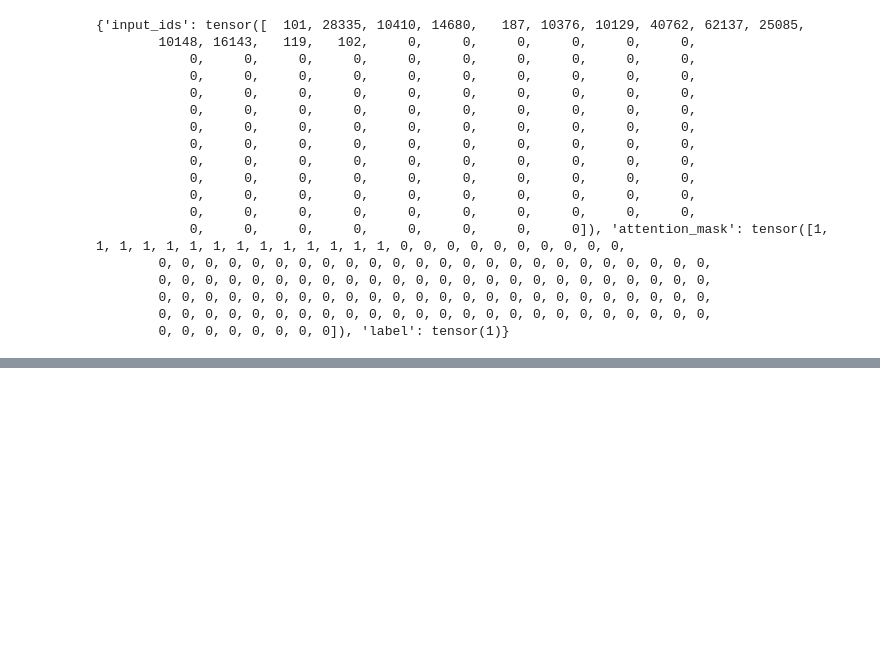
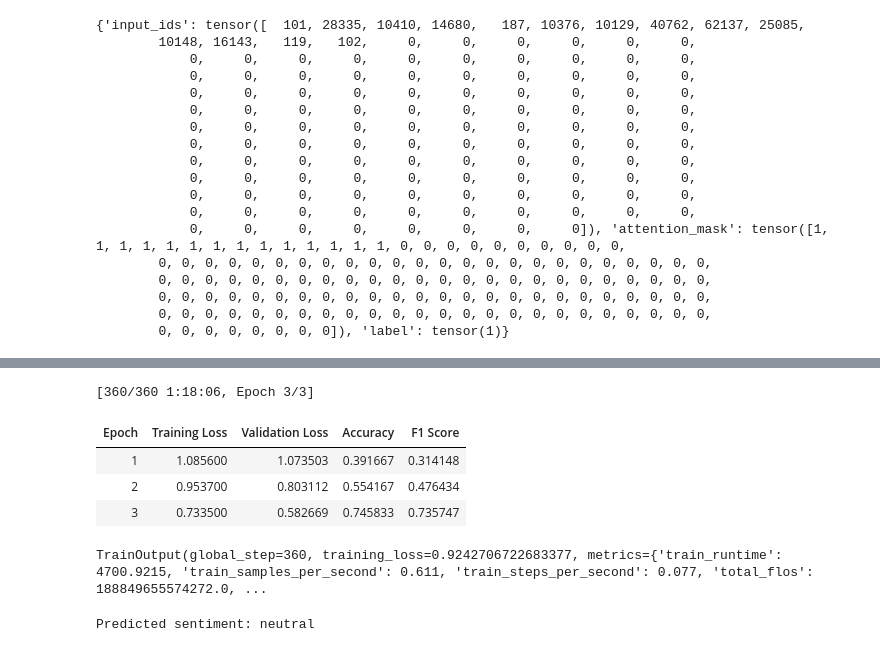
Before and after one commit to raidin2k3/meloAI, a Jupyter notebook: sentiment_model.ipynb, the cells around one changed output, grey strips where cells are left out. Saved outputs shown, nothing was run; the diff lists cells and outputs as text; code cells hidden in the pictures; blank space fills up the shorter version.

```diff
--- a/sentiment_model.ipynb
+++ b/sentiment_model.ipynb
@@ -298,0 +323,2 @@ trainer.train()
+# %%
+df = pd.read_csv('/content/drive/MyDrive/red_data_3.csv')
@@ -298,0 +360,8 @@ trainer.train()
+# %%
+# Remove 'text' and 'score' columns after tokenization
+train_dataset = train_dataset.remove_columns(['body', 'score'])
+val_dataset = val_dataset.remove_columns(['body', 'score'])
+# %%
+# Set the dataset format to PyTorch
+train_dataset.set_format(type='torch', columns=['input_ids', 'attention_mask', 'label'])
+val_dataset.set_format(type='torch', columns=['input_ids', 'attention_mask', 'label'])
@@ -299,6 +390,44 @@ trainer.train()
+# %%
+from transformers import TrainingArguments
+
+# Set up training arguments with logging and evaluation at every epoch
+training_args = TrainingArguments(
+    output_dir='./results',                # Output directory for saving model checkpoints
+    num_train_epochs=3,                    # Number of training epochs
+    per_device_train_batch_size=8,         # Batch size for training
+    per_device_eval_batch_size=16,         # Batch size for evaluation
+    evaluation_strategy='epoch',           # Evaluate the model at the end of each epoch
+    logging_dir='./logs',                  # Directory to store logs
+    logging_strategy='epoch',              # Log status after every epoch
+    save_strategy='epoch',                 # Save model after every epoch
+    load_best_model_at_end=True,           # Load the best model when finished
+    metric_for_best_model='accuracy',      # Use accuracy as the evaluation metric
+    logging_steps=10,                      # Logging steps (adjust if you want logging during training as well)
+)
+# %%
+from transformers import Trainer
+
+# Initialize the Trainer
+trainer = Trainer(
+    model=model,
+    args=training_args,
+    train_dataset=train_dataset,
+    eval_dataset=val_dataset,
+    compute_metrics=compute_metrics  # Add a custom metric function if needed (e.g., accuracy, F1 score)
+)
+
+# Train the model
+trainer.train()
+# %% [output]
+[360/360 1:18:06, Epoch 3/3]
+| Epoch | Training Loss | Validation Loss | Accuracy | F1 Score |
+| 1 | 1.085600 | 1.073503 | 0.391667 | 0.314148 |
+| 2 | 0.953700 | 0.803112 | 0.554167 | 0.476434 |
+| 3 | 0.733500 | 0.582669 | 0.745833 | 0.735747 |
+TrainOutput(global_step=360, training_loss=0.9242706722683377, metrics={'train_runtime': 4700.9215, 'train_samples_per_second': 0.611, 'train_steps_per_second': 0.077, 'total_flos': 188849655574272.0, ...
 # %%
 # Example Hinglish text for prediction
-example_text = "Mujhe yeh movie bilkul pasand nahi aayi."
+example_text = "ai"
 
 # Tokenize the example text
 inputs = tokenizer(example_text, return_tensors='pt', padding=True, truncation=True, max_length=128)
@@ -312,3 +441,5 @@ label_map_reverse = {0: 'negative', 1: 'neutral', 2: 'positive'}
 predicted_label = label_map_reverse[predictions.item()]
 
 print(f"Predicted sentiment: {predicted_label}")
+# %% [output]
+Predicted sentiment: neutral
```
Also changed, not shown: parts of 9 cells of this notebook, 2 other files.
